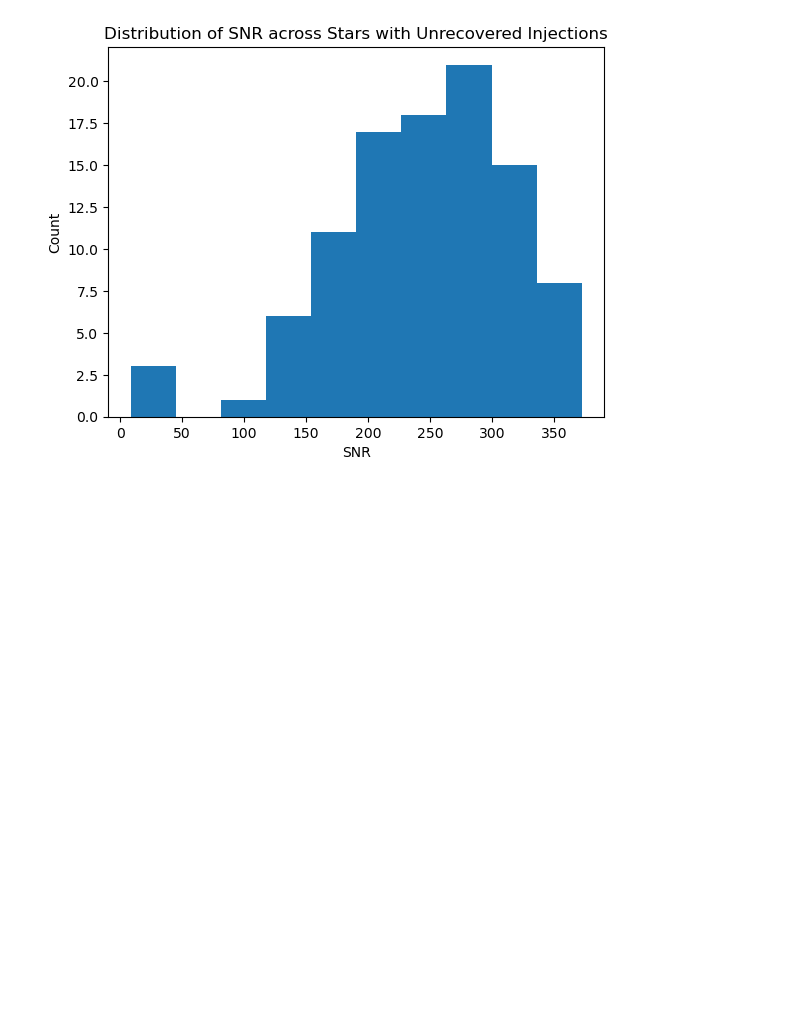
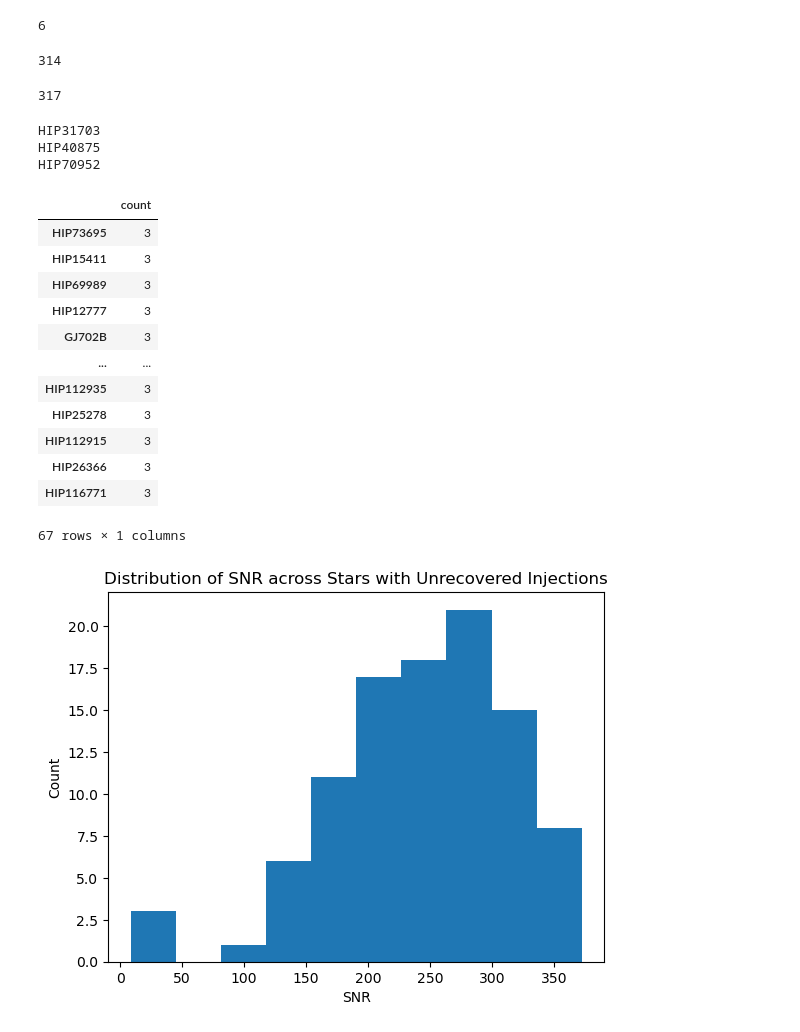
Before and after one commit to howardisaacson/APF-BL-DAP, a Jupyter notebook: Zoe/AnnaInjection/AnalyzeInjections.ipynb, the cells around one changed output. Drawn from its saved outputs; the diff is of its cells as text; code cells hidden in the pictures; blank space fills up the shorter version.

```diff
--- a/Zoe/AnnaInjection/AnalyzeInjections.ipynb
+++ b/Zoe/AnnaInjection/AnalyzeInjections.ipynb
@@ -52,3 +53,54 @@ sub
+# %%
+# number of stars with all 3 recoveries, only 2, or only 1
+
+len(stars_with_three_recoveries)
+len(stars_with_two_recoveries)
+len(stars_with_one_recovery)
+# %% [output]
+6
+# %%
+stars_with_detections = list(counts.index)
+len(stars_with_detections)
+# %% [output]
+314
+# %%
+stars_with_residuals = list(sub['star'].unique())
+len(stars_with_residuals)
+# %% [output]
+317
+# %%
+# these are the stars that have residuals but have no
+# detections at the wavelengths anna injected them into
+
+for star in stars_with_residuals:
+    if not star in stars_with_detections:
+        print(star)
+# %% [output]
+HIP31703
+HIP40875
+HIP70952
+# %%
+# number of detections each star received after going through my detection alg
+
+num_detections_table = pd.DataFrame(results_table.star.value_counts())
+num_detections_table.rename(columns={'star': 'count'}, inplace=True)
+
+# just look at the one with 3 total detections - assuming these should be anna's injections
+num_detections_table[num_detections_table['count'] == 3]
+# %% [output]
+|  | count |
+| HIP73695 | 3 |
+| HIP15411 | 3 |
+| HIP69989 | 3 |
+| HIP12777 | 3 |
+| GJ702B | 3 |
+| ... | ... |
+| HIP112935 | 3 |
+| HIP25278 | 3 |
+| HIP112915 | 3 |
+| HIP26366 | 3 |
+| HIP116771 | 3 |
+67 rows × 1 columns
 # %%
 stars = []
 spectra_folder = '/mnt_home/azuckerman/BL_APF_DAP/APF_spectra/NDRS_testing_inj_0'
```
Also changed, not shown: parts of 6 cells of this notebook, 3 other files.
